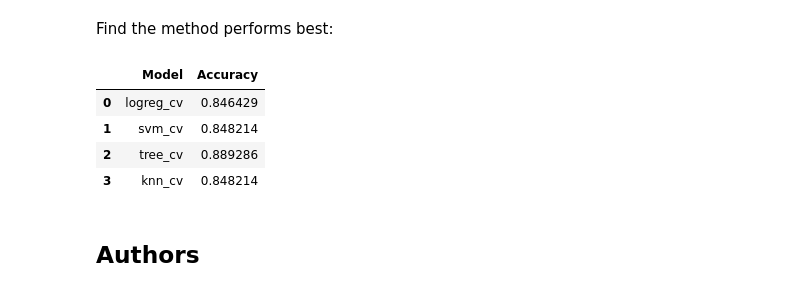
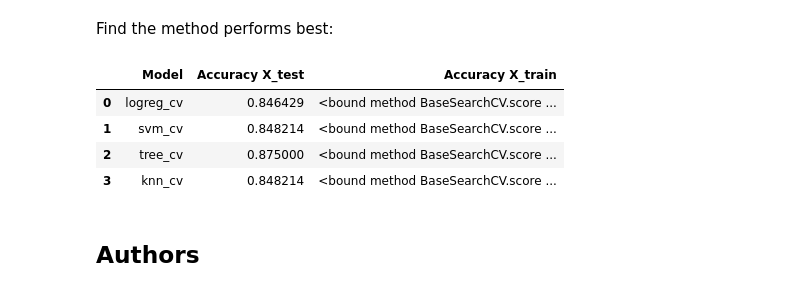
Before and after one commit to bonannoassunta/testrepo, a Jupyter notebook: SpaceX_Machine Learning Prediction_Part_5 (3).ipynb, the cells around one changed output. Saved outputs shown, nothing was run; the diff lists cells and outputs as text; code cells hidden in the pictures.

```diff
--- a/SpaceX_Machine Learning Prediction_Part_5 (3).ipynb
+++ b/SpaceX_Machine Learning Prediction_Part_5 (3).ipynb
@@ -328,19 +328,21 @@ plot_confusion_matrix(Y_test,yhat)
 # %% [markdown]
 Find the method performs best:
 # %%
-accuracy_score = [logreg_cv.best_score_,svm_cv.best_score_,tree_cv.best_score_,knn_cv.best_score_]
+accuracy_best_score = [logreg_cv.best_score_,svm_cv.best_score_,tree_cv.best_score_,knn_cv.best_score_]
+accuracy_score = [logreg_cv.score,svm_cv.score,tree_cv.score,knn_cv.score]
 model_names = ['logreg_cv', 'svm_cv', 'tree_cv', 'knn_cv']
 df = pd.DataFrame({
     'Model': model_names,
-    'Accuracy': accuracy_score
+    'Accuracy X_test': accuracy_best_score,
+    'Accuracy X_train': accuracy_score
     })
 df
 # %% [output]
-|  | Model | Accuracy |
-| 0 | logreg_cv | 0.846429 |
-| 1 | svm_cv | 0.848214 |
-| 2 | tree_cv | 0.889286 |
-| 3 | knn_cv | 0.848214 |
+|  | Model | Accuracy X_test | Accuracy X_train |
+| 0 | logreg_cv | 0.846429 | <bound method BaseSearchCV.score ... |
+| 1 | svm_cv | 0.848214 | <bound method BaseSearchCV.score ... |
+| 2 | tree_cv | 0.875000 | <bound method BaseSearchCV.score ... |
+| 3 | knn_cv | 0.848214 | <bound method BaseSearchCV.score ... |
 # %% [markdown]
 ## Authors
 # %% [markdown]
```
Also changed, not shown: parts of 3 cells of this notebook.
